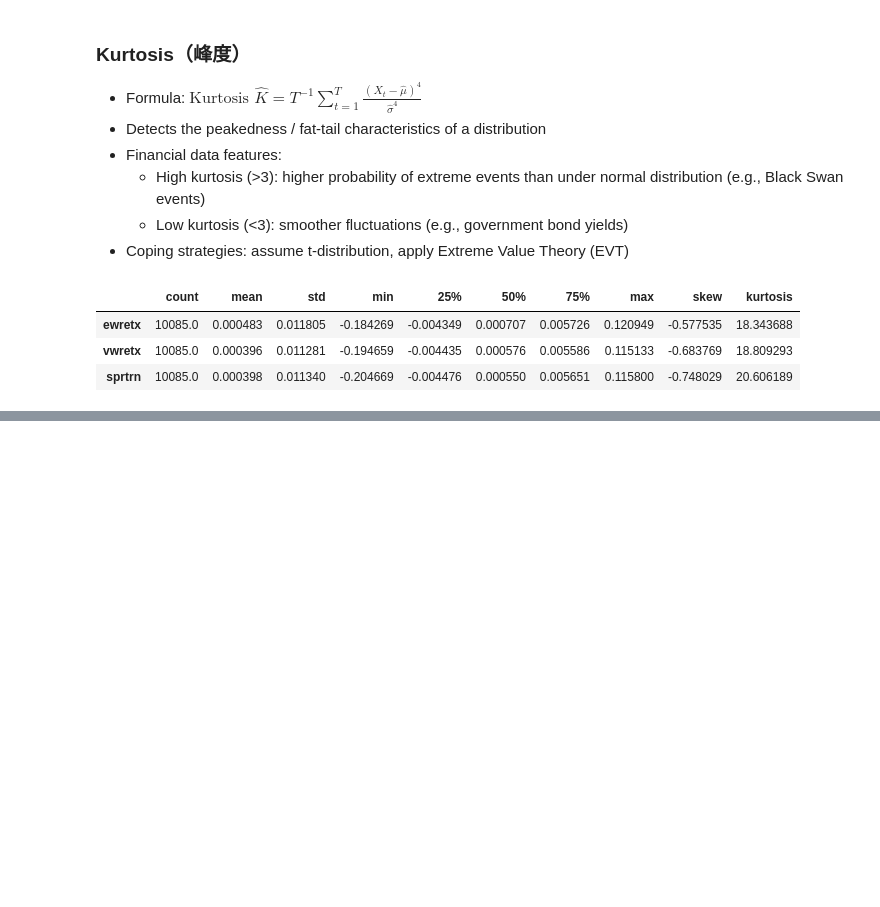
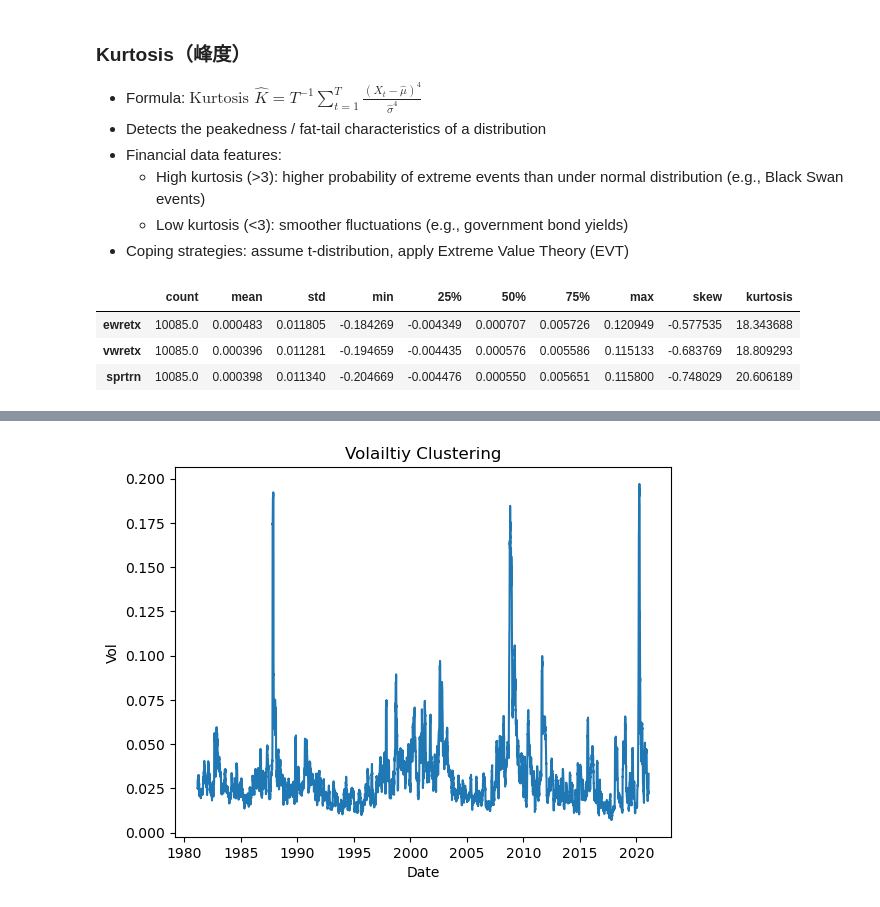
Before and after one commit to wangyouan/AIandFinance2025, a Jupyter notebook: lecture3_financial_data_acquisition_and_analysis.ipynb, the cells around one changed output, grey strips where cells are left out. Saved outputs shown, nothing was run; the diff lists cells and outputs as text; code cells hidden in the pictures; blank space fills up the shorter version.

```diff
--- a/lecture3_financial_data_acquisition_and_analysis.ipynb
+++ b/lecture3_financial_data_acquisition_and_analysis.ipynb
@@ -267,0 +389,28 @@ plt.show()
+# %%
+# Define a function to compute volatility
+def compute_volatility(window):
+    # Compute mean log return
+    mean_log_return = window.mean()
+    # Compute squared deviations
+    squared_diff = (window - mean_log_return) ** 2
+    # Compute variance
+    variance = squared_diff.mean()
+    # Compute standard deviation (22 trading-day volatility)
+    std_dev = np.sqrt(variance)
+    # Annualized volatility, assuming 252 trading days per year
+    # Since the window is 22 days, the annualization factor is sqrt(252/22)
+    annualized_vol = std_dev * np.sqrt(252 / 22)
+    return annualized_vol
+# %%
+sp500_ret.loc[:,'ewretx_vol'] = sp500_ret.loc[:,'ewretx'].rolling(window=22, center=False).apply(compute_volatility)
+sp500_ret.loc[:,'vwretx_vol'] = sp500_ret.loc[:,'vwretx'].rolling(window=22, center=False).apply(compute_volatility)
+sp500_ret.loc[:,'sprtrn_vol'] = sp500_ret.loc[:,'sprtrn'].rolling(window=22, center=False).apply(compute_volatility)
+# %%
+# Visualizing Volatility Clustering
+plt.plot(sp500_ret.sprtrn_vol)
+plt.title("Volailtiy Clustering")
+plt.xlabel("Date")
+plt.ylabel("Vol")
+plt.show()
+# %% [output]
+[figure, added]
```
Also changed, not shown: parts of 55 cells of this notebook, 1 other file.
